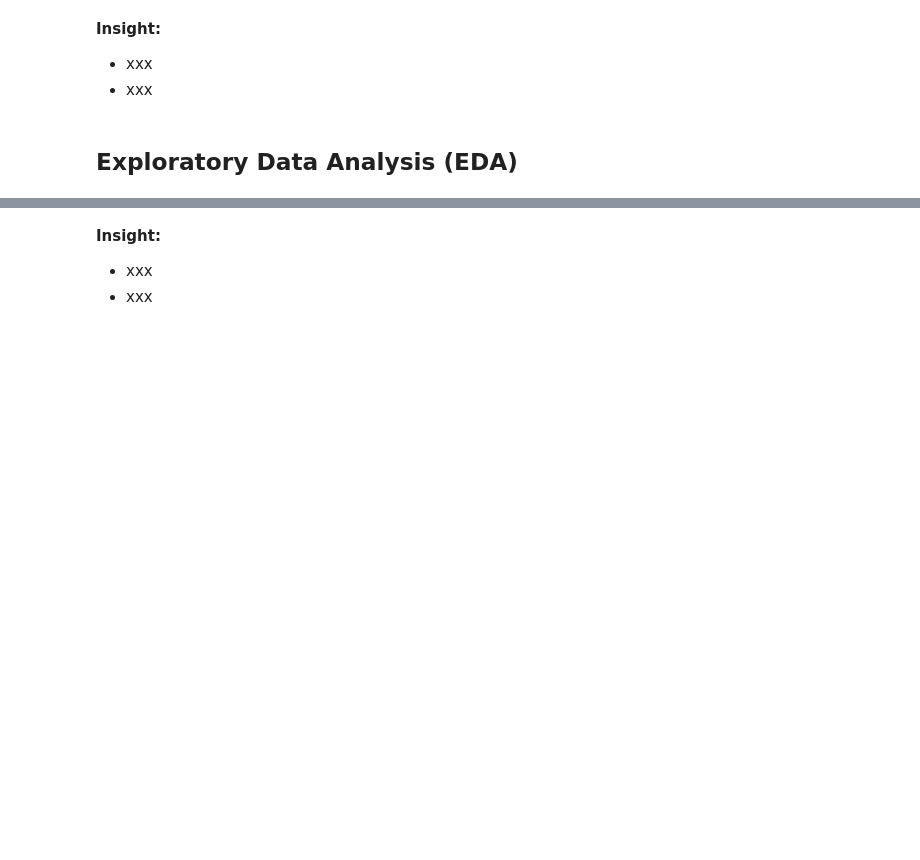
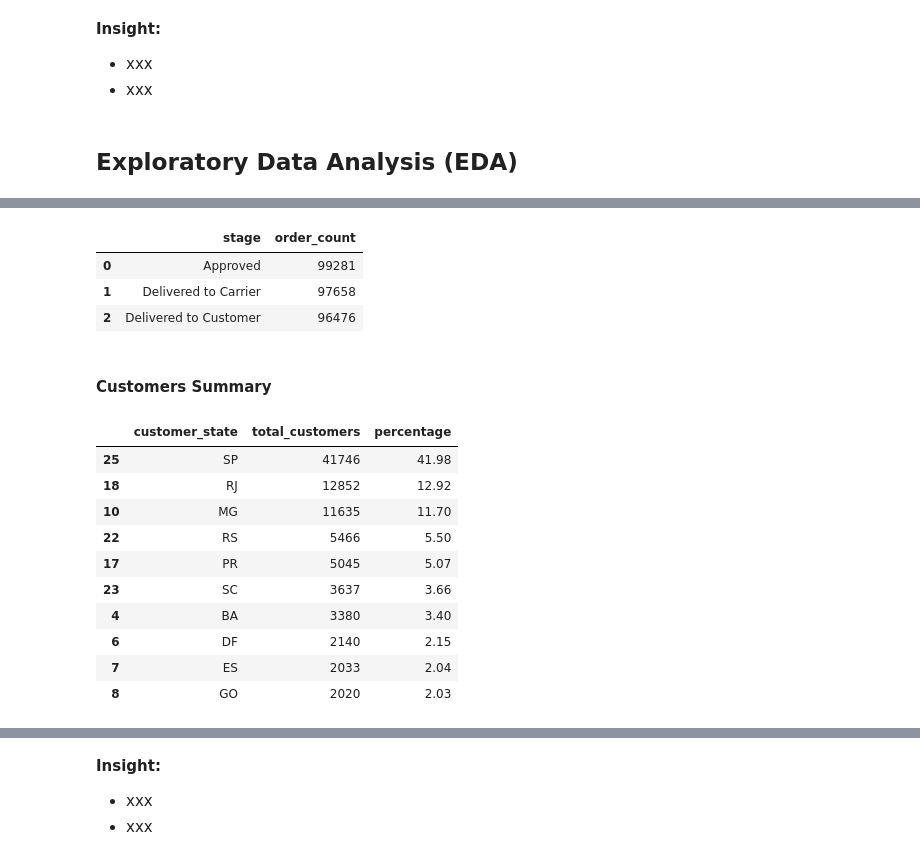
Before and after one commit to NekoMonci12/Machine-Learning-Brazilian-E-Commerce, a Jupyter notebook: ML_Muhammad_Tamir.ipynb, the cells around one changed output, grey strips where cells are left out. Cells and saved outputs as stored; diff of their text form; code cells hidden in the pictures; blank space fills up the shorter version.

```diff
--- a/ML_Muhammad_Tamir.ipynb
+++ b/ML_Muhammad_Tamir.ipynb
@@ -385,0 +562,26 @@ Dataset Akhir        : 112650 baris
+# %%
+order_delivery_summary(orders)
+# %% [output]
+|  | stage | order_count |
+| 0 | Approved | 99281 |
+| 1 | Delivered to Carrier | 97658 |
+| 2 | Delivered to Customer | 96476 |
+# %% [markdown]
+#### Customers Summary
+# %%
+cust_state = customers_per_state(customers)
+cust_state_pct = customers_state_percentage(cust_state)
+
+top_data(cust_state_pct, n=10)
+# %% [output]
+|  | customer_state | total_customers | percentage |
+| 25 | SP | 41746 | 41.98 |
+| 18 | RJ | 12852 | 12.92 |
+| 10 | MG | 11635 | 11.70 |
+| 22 | RS | 5466 | 5.50 |
+| 17 | PR | 5045 | 5.07 |
+| 23 | SC | 3637 | 3.66 |
+| 4 | BA | 3380 | 3.40 |
+| 6 | DF | 2140 | 2.15 |
+| 7 | ES | 2033 | 2.04 |
+| 8 | GO | 2020 | 2.03 |
```
Also changed, not shown: parts of 23 cells of this notebook.
